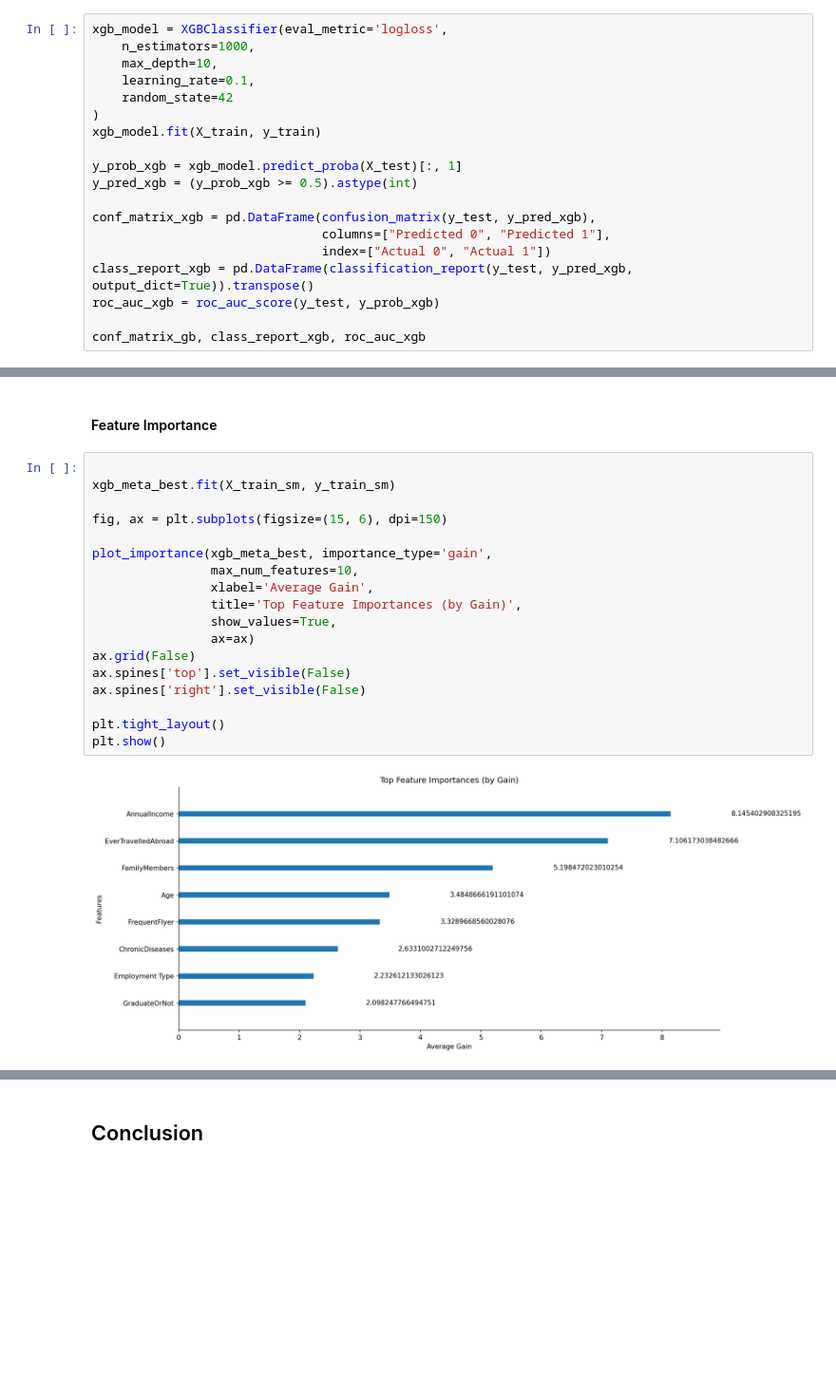
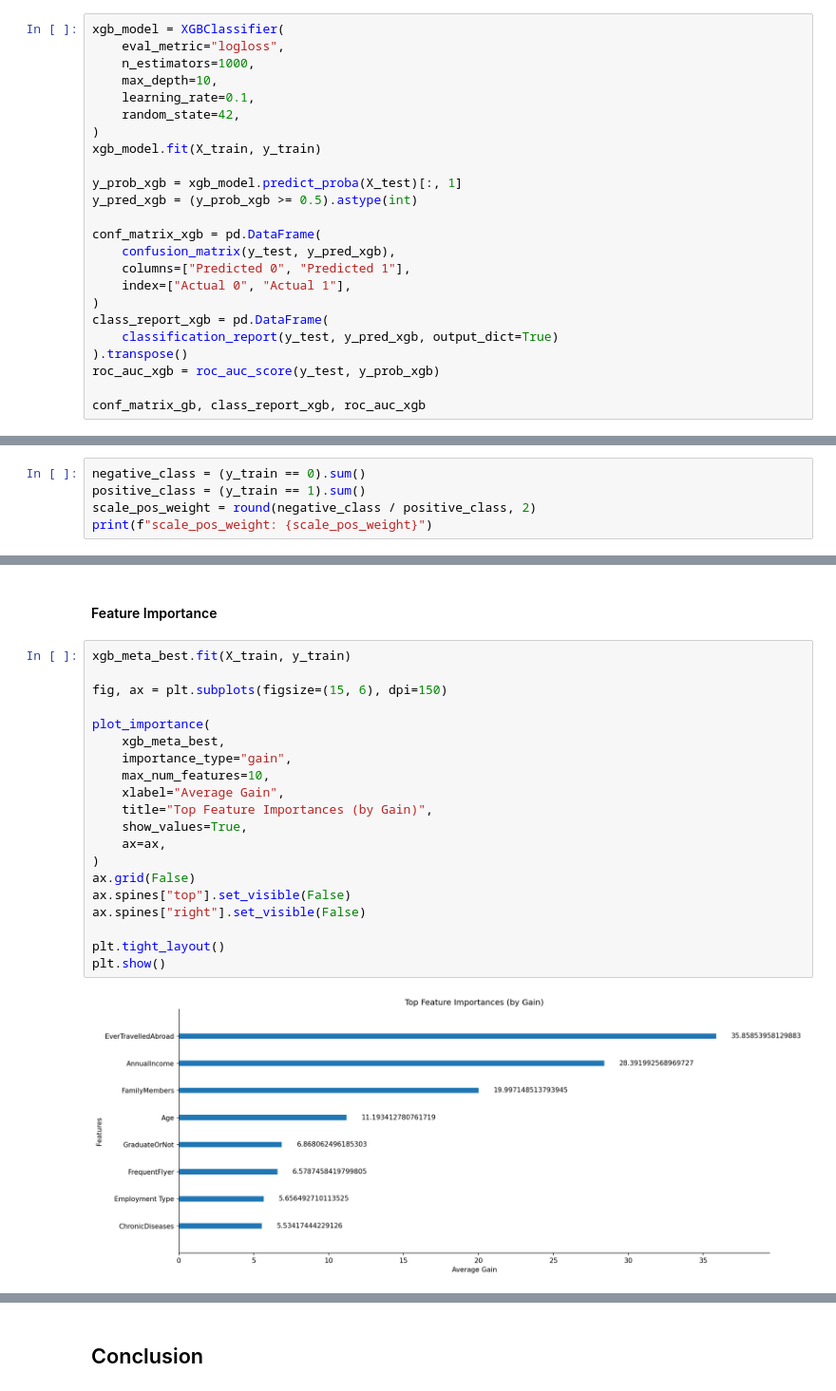
Before and after one commit to bondpapi/Travel-Insurance-Purchase-Prediction-Pipeline, a Jupyter notebook: insurance_prediction.ipynb, the cells around one changed output, grey strips where cells are left out. Shown: that part at 95% size. Drawn from its saved outputs; the diff is of its cells as text; blank space fills up the shorter version.

```diff
--- a/insurance_prediction.ipynb
+++ b/insurance_prediction.ipynb
@@ -828,21 +946,26 @@ Try XGBoost for a more robust model.
 # %% [markdown]
 ### XGBoost Model
 # %%
-xgb_model = XGBClassifier(eval_metric='logloss',
+xgb_model = XGBClassifier(
+    eval_metric="logloss",
     n_estimators=1000,
     max_depth=10,
     learning_rate=0.1,
-    random_state=42
+    random_state=42,
 )
 xgb_model.fit(X_train, y_train)
 
 y_prob_xgb = xgb_model.predict_proba(X_test)[:, 1]
 y_pred_xgb = (y_prob_xgb >= 0.5).astype(int)
 
-conf_matrix_xgb = pd.DataFrame(confusion_matrix(y_test, y_pred_xgb),
-                               columns=["Predicted 0", "Predicted 1"],
-                               index=["Actual 0", "Actual 1"])
-class_report_xgb = pd.DataFrame(classification_report(y_test, y_pred_xgb, output_dict=True)).transpose()
+conf_matrix_xgb = pd.DataFrame(
+    confusion_matrix(y_test, y_pred_xgb),
+    columns=["Predicted 0", "Predicted 1"],
+    index=["Actual 0", "Actual 1"],
+)
+class_report_xgb = pd.DataFrame(
+    classification_report(y_test, y_pred_xgb, output_dict=True)
+).transpose()
 roc_auc_xgb = roc_auc_score(y_test, y_prob_xgb)
 
 conf_matrix_gb, class_report_xgb, roc_auc_xgb
@@ -876,0 +1002,5 @@ XGBoost outperforms the baseline Gradient Boosting in overall discriminative abi
+# %%
+negative_class = (y_train == 0).sum()
+positive_class = (y_train == 1).sum()
+scale_pos_weight = round(negative_class / positive_class, 2)
+print(f"scale_pos_weight: {scale_pos_weight}")
@@ -1227,25 +1401,27 @@ Standard Deviation: 0.0345863338602876
 # %% [markdown]
 #### Feature Importance
 # %%
-
-xgb_meta_best.fit(X_train_sm, y_train_sm)
+xgb_meta_best.fit(X_train, y_train)
 
 fig, ax = plt.subplots(figsize=(15, 6), dpi=150)
 
-plot_importance(xgb_meta_best, importance_type='gain',
-                max_num_features=10,
-                xlabel='Average Gain',
-                title='Top Feature Importances (by Gain)',
-                show_values=True,
-                ax=ax)
+plot_importance(
+    xgb_meta_best,
+    importance_type="gain",
+    max_num_features=10,
+    xlabel="Average Gain",
+    title="Top Feature Importances (by Gain)",
+    show_values=True,
+    ax=ax,
+)
 ax.grid(False)
-ax.spines['top'].set_visible(False)
-ax.spines['right'].set_visible(False)
+ax.spines["top"].set_visible(False)
+ax.spines["right"].set_visible(False)
 
 plt.tight_layout()
 plt.show()
 # %% [output]
-[figure, old version]
+[figure, new version]
 # %% [markdown]
 #### Insights
 
```
Also changed, not shown: parts of 58 cells of this notebook.
